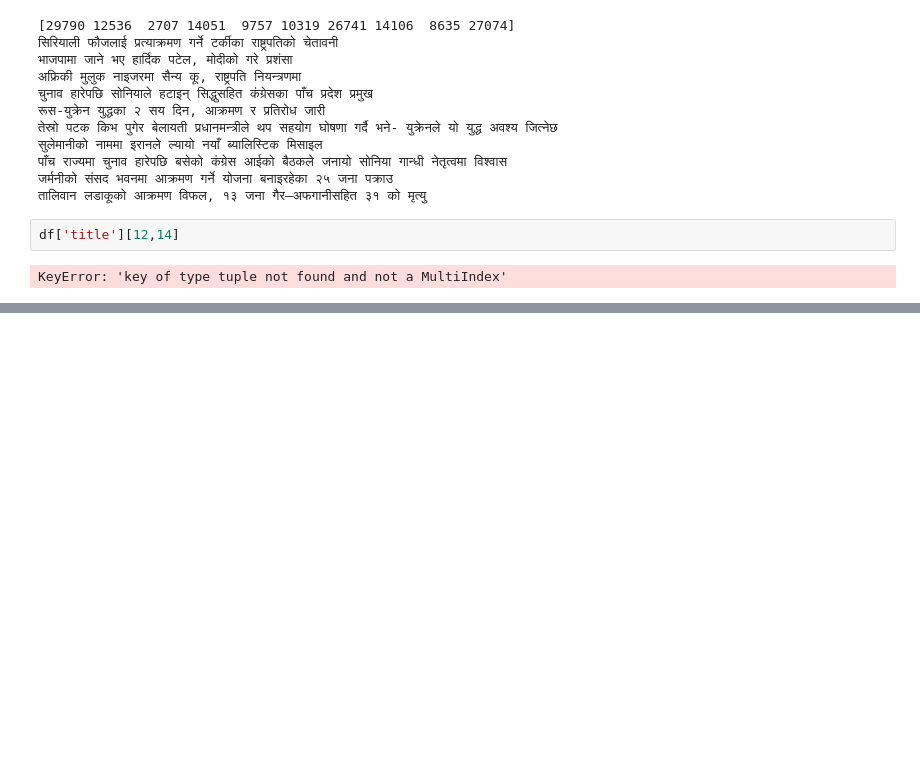
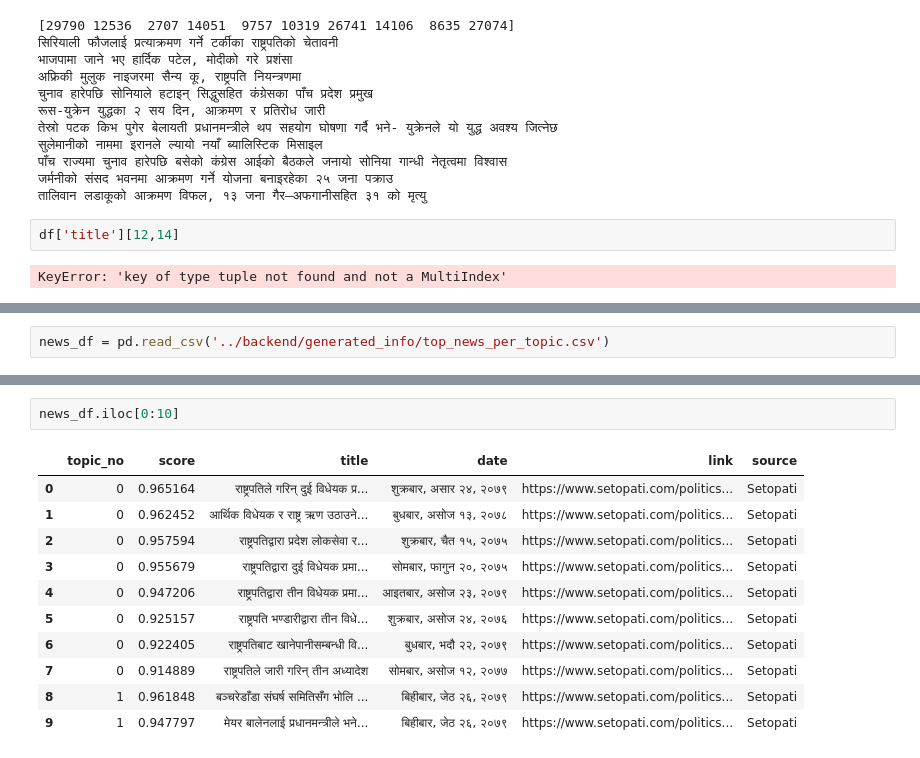
Before and after one commit to adh-aashish/topic_modeling, a Jupyter notebook: notebook/lda_political_news.ipynb, the cells around one changed output, grey strips where cells are left out. Drawn from its saved outputs; the diff is of its cells as text; blank space fills up the shorter version.

Commit message:
made api for top news for each topic

```diff
--- a/notebook/lda_political_news.ipynb
+++ b/notebook/lda_political_news.ipynb
@@ -871,0 +878,2 @@ KeyError: 'key of type tuple not found and not a MultiIndex'
+# %%
+news_df = pd.read_csv('../backend/generated_info/top_news_per_topic.csv')
@@ -871,0 +928,14 @@ KeyError: 'key of type tuple not found and not a MultiIndex'
+# %%
+news_df.iloc[0:10]
+# %% [output]
+|  | topic_no | score | title | date | link | source |
+| 0 | 0 | 0.965164 | राष्ट्रपतिले गरिन् दुई विधेयक प्र... | शुक्रबार, असार २४, २०७९ | https://www.setopati.com/politics... | Setopati |
+| 1 | 0 | 0.962452 | आर्थिक विधेयक र राष्ट्र ऋण उठाउने... | बुधबार, असोज १३, २०७८ | https://www.setopati.com/politics... | Setopati |
+| 2 | 0 | 0.957594 | राष्ट्रपतिद्वारा प्रदेश लोकसेवा र... | शुक्रबार, चैत १५, २०७५ | https://www.setopati.com/politics... | Setopati |
+| 3 | 0 | 0.955679 | राष्ट्रपतिद्वारा दुई विधेयक प्रमा... | सोमबार, फागुन २०, २०७५ | https://www.setopati.com/politics... | Setopati |
+| 4 | 0 | 0.947206 | राष्ट्रपतिद्वारा तीन विधेयक प्रमा... | आइतबार, असोज २३, २०७९ | https://www.setopati.com/politics... | Setopati |
+| 5 | 0 | 0.925157 | राष्ट्रपति भण्डारीद्वारा तीन विधे... | शुक्रबार, असोज २४, २०७६ | https://www.setopati.com/politics... | Setopati |
+| 6 | 0 | 0.922405 | राष्ट्रपतिबाट खानेपानीसम्बन्धी वि... | बुधबार, भदौ २२, २०७९ | https://www.setopati.com/politics... | Setopati |
+| 7 | 0 | 0.914889 | राष्ट्रपतिले जारी गरिन् तीन अध्यादेश | सोमबार, असोज १२, २०७७ | https://www.setopati.com/politics... | Setopati |
+| 8 | 1 | 0.961848 | बञ्चरेडाँडा संघर्ष समितिसँग भोलि ... | बिहीबार, जेठ २६, २०७९ | https://www.setopati.com/politics... | Setopati |
+| 9 | 1 | 0.947797 | मेयर बालेनलाई प्रधानमन्त्रीले भने... | बिहीबार, जेठ २६, २०७९ | https://www.setopati.com/politics... | Setopati |
```
Also changed, not shown: parts of 10 cells of this notebook, 3 other files.
